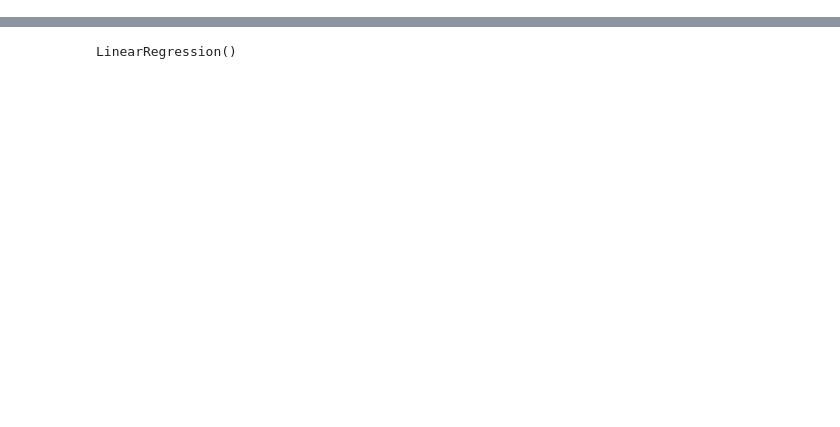
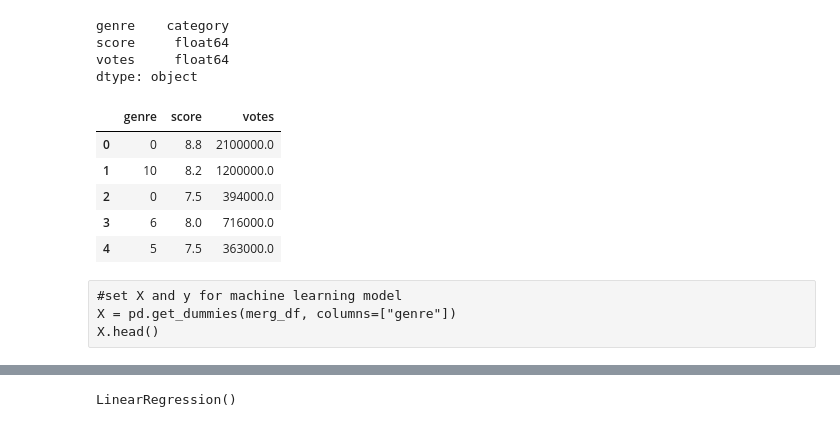
Before and after one commit to kylajaynee/MovieTrends, a Jupyter notebook: Movie_trend_ML.ipynb, the cells around one changed output, grey strips where cells are left out. Cells and saved outputs as stored; diff of their text form; code cells hidden in the pictures; blank space fills up the shorter version.

```diff
--- a/Movie_trend_ML.ipynb
+++ b/Movie_trend_ML.ipynb
@@ -12,7 +12,7 @@ import matplotlib.pyplot as plt
 # %%
 #Import data -Add csv names
 movie_file_path =('movies_dataset/clean.csv')
-merg_df = pd.read_csv(movie_file_path)
+merg_df = pd.read_csv(movie_file_path, index_col=0)
 # %%
 # drop extra columns
 # %%
@@ -48 +39,28 @@ y= merg_df["score"]
+# %%
+merg_df.drop(columns=["movie_tag"], inplace=True)
+# %%
+y= merg_df["fan_fic"]
+merg_df.drop("fan_fic", axis=1, inplace=True)
+# %%
+merg_df["genre"]=merg_df["genre"].astype("category")
+merg_df.dtypes
+# %% [output]
+genre    category
+score     float64
+votes     float64
+dtype: object
+# %%
+merg_df["genre"]=merg_df["genre"].cat.codes
+merg_df.head()
+# %% [output]
+|  | genre | score | votes |
+| 0 | 0 | 8.8 | 2100000.0 |
+| 1 | 10 | 8.2 | 1200000.0 |
+| 2 | 0 | 7.5 | 394000.0 |
+| 3 | 6 | 8.0 | 716000.0 |
+| 4 | 5 | 7.5 | 363000.0 |
+# %% [raw]
+#set X and y for machine learning model
+X = pd.get_dummies(merg_df, columns=["genre"])
+X.head()
 # %%
```
Also changed, not shown: parts of 29 cells of this notebook.
